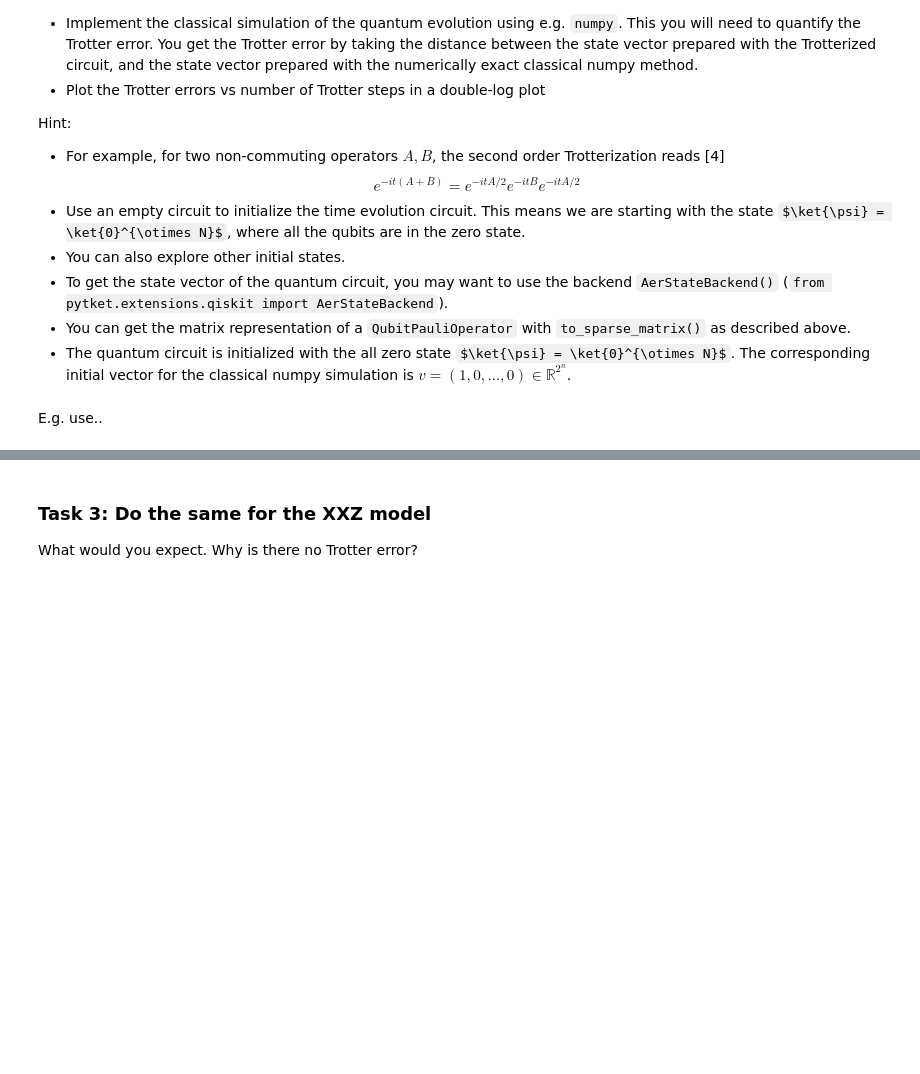
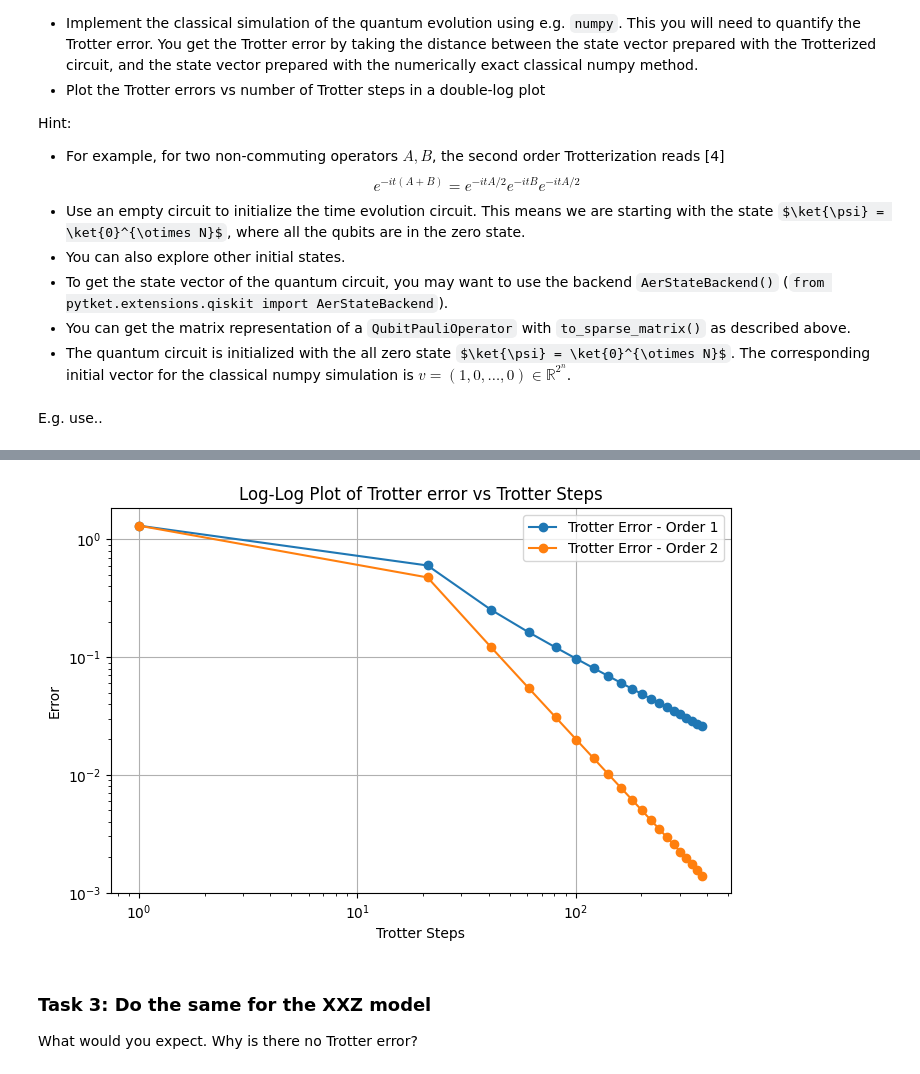
Before and after one commit to SiruLee/2025-Quantinuum, a Jupyter notebook: notebooks/hamiltonian_simulation.ipynb, the cells around one changed output, grey strips where cells are left out. Cells and saved outputs as stored; diff of their text form; code cells hidden in the pictures; some formulas as TeX source; blank space fills up the shorter version.

```diff
--- a/notebooks/hamiltonian_simulation.ipynb
+++ b/notebooks/hamiltonian_simulation.ipynb
@@ -488,3 +516,17 @@ plt.show()
+# %%
+# Plot
+plt.figure(figsize=(8, 5))
+plt.loglog()
+plt.plot(n_trotter_steps, error_o1, marker='o', linestyle='-', label='Trotter Error - Order 1')
+plt.plot(n_trotter_steps, error_o2, marker='o', linestyle='-', label='Trotter Error - Order 2')
+plt.xlabel('Trotter Steps')
+plt.ylabel('Error')
+plt.title('Log-Log Plot of Trotter error vs Trotter Steps')
+plt.legend()
+plt.grid(True)
+plt.show()
+# %% [output]
+[figure, added]
 # %% [markdown]
 ### Task 3: Do the same for the XXZ model
 
```
Also changed, not shown: parts of 7 cells of this notebook.
